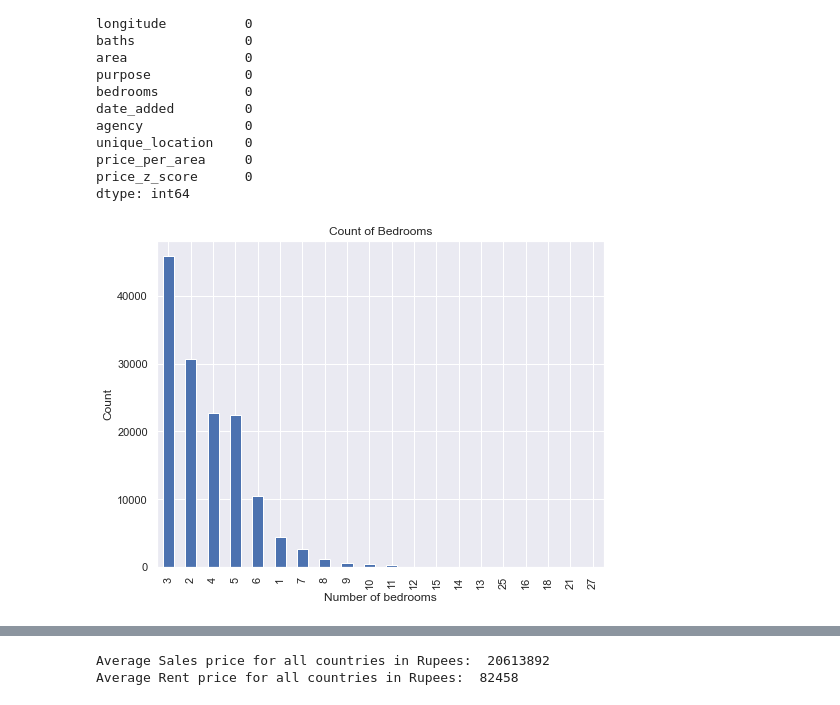
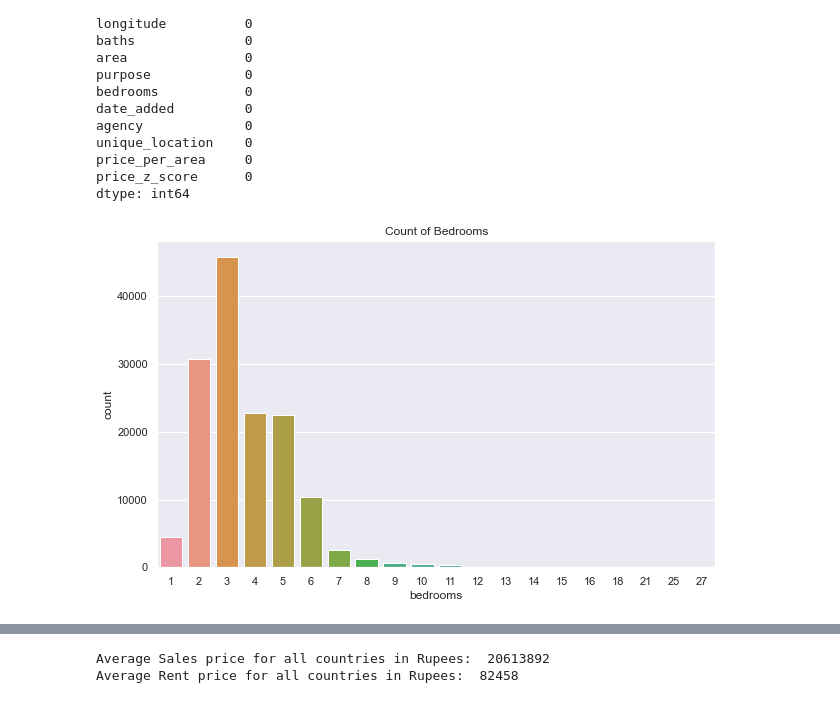
Before and after one commit to Faraz126/Zameen-Data-exploratory-Analysis, a Jupyter notebook: Hareem_EDA.ipynb, the cells around one changed output, grey strips where cells are left out. Saved outputs shown, nothing was run; the diff lists cells and outputs as text; code cells hidden in the pictures.

```diff
--- a/Hareem_EDA.ipynb
+++ b/Hareem_EDA.ipynb
@@ -129,10 +129,15 @@ price_per_area     0
 price_z_score      0
 dtype: int64
 # %%
-pp_data.bedrooms.value_counts().plot(kind='bar',figsize=(8,6))
-plt.xlabel('Number of bedrooms')
-plt.ylabel('Count')
-plt.title("Count of Bedrooms")
+sns.set(font_scale=1)
+# pp_data.bedrooms.value_counts().plot(kind='bar',figsize=(8,6))
+# plt.xlabel('Number of bedrooms')
+# plt.ylabel('Count')
+# plt.title("Count of Bedrooms")
+# plt.show()
+
+fig, ax = plt.subplots(figsize=(10,6))
+sns.countplot(x="bedrooms", data=pp_data).set_title('Count of Bedrooms')
 plt.show()
 # %% [output]
-[figure, old version]
+[figure, new version]
```
Also changed, not shown: parts of 12 cells of this notebook.
